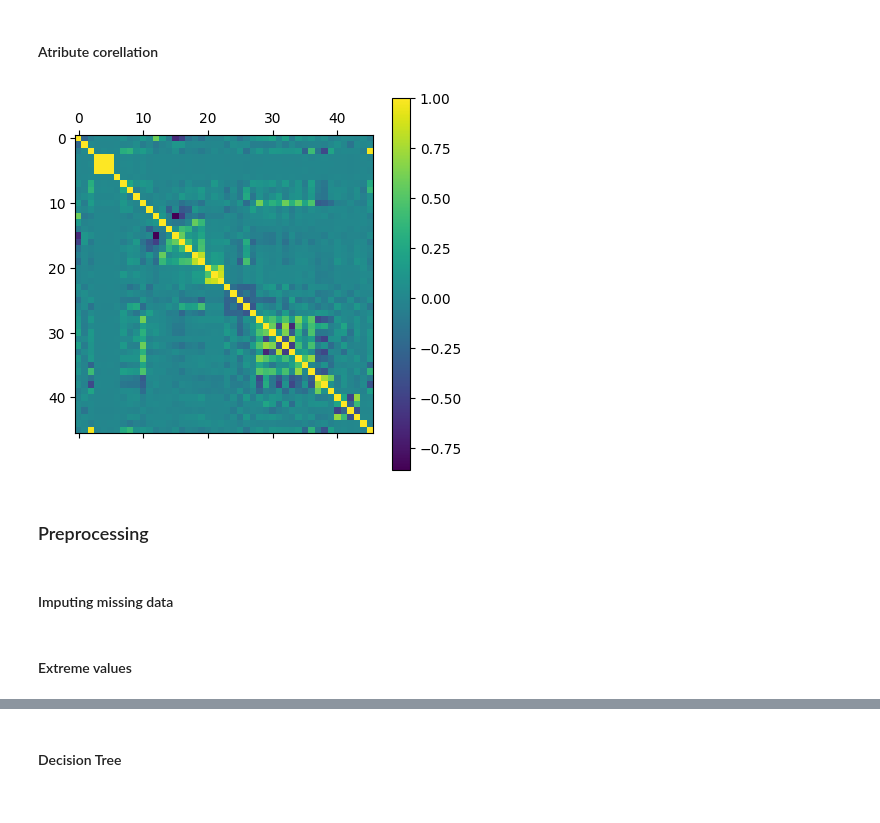
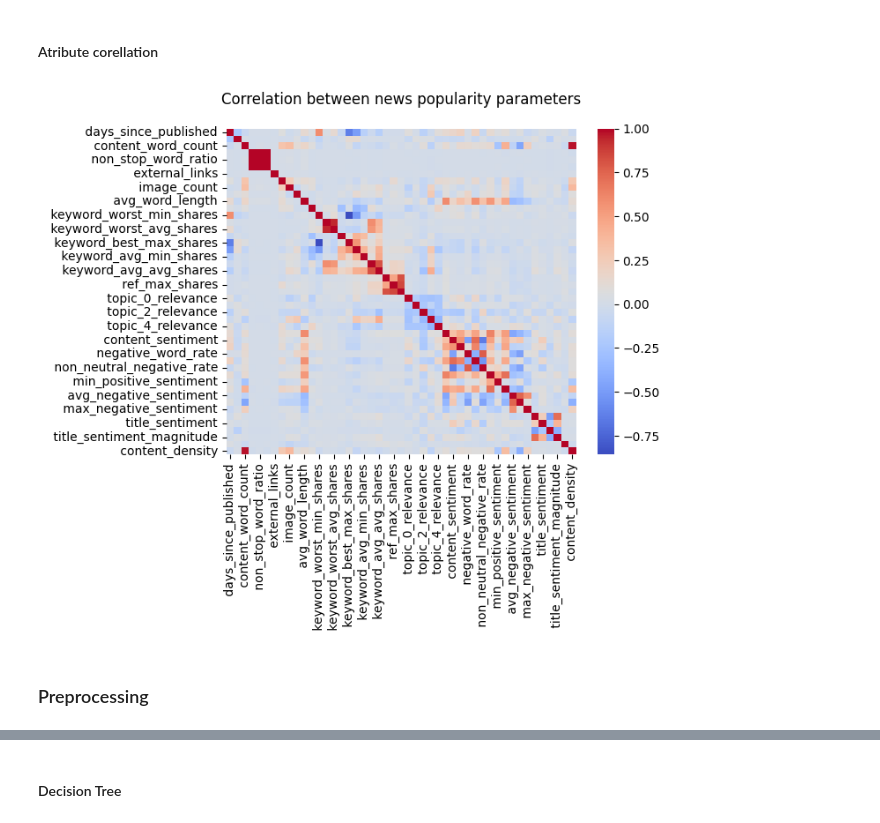
Before and after one commit to alx-sima/ml, a Jupyter notebook: main.ipynb, the cells around one changed output, grey strips where cells are left out. Saved outputs shown, nothing was run; the diff lists cells and outputs as text; code cells hidden in the pictures.

```diff
--- a/main.ipynb
+++ b/main.ipynb
@@ -36,26 +56,6 @@ def split_data(
 # %%
-numeric_columns = [
-    "AQI_Value",
-    "CO_Value",
-    "Ozone_Value",
-    "NO2_Value",
-    "PM25_Value",
-    "VOCs",
-    "SO2",
-]
-categorical_columns = [
-    "Country",
-    "City",
-    "CO_Category",
-    "Ozone_Category",
-    "NO2_Category",
-    "PM25_Category",
-    "Emissions",
-]
-label_columns = "AQI_Category"
-
-num_train_data, cat_train_data, train_labels = split_data(
-    raw_train_data, numeric_columns, categorical_columns, label_columns
+num_data, cat_data, labels = split_data(
+    data, numeric_columns, categorical_columns, label_column
 )
 # %% [markdown]
 ### Exploratory data analysis
@@ -435,7 +454,7 @@ sns.barplot(scores)
 # %% [markdown]
 ## News popularity
 # %%
-raw_train_data = pd.read_csv("datasets/news_popularity_train.csv")
+data = pd.read_csv("datasets/news_popularity_full.csv")
 # %%
 numeric_columns = [
     " days_since_published",
@@ -451,7 +470,7 @@ numeric_columns = [
     " avg_word_length",
     " keyword_count",
     " keyword_worst_min_shares",
-    " keywords_worst_max_shares",
+    " keyword_worst_max_shares",
     " keyword_worst_avg_shares",
     " keyword_best_min_shares",
     " keyword_best_max_shares",
@@ -504,11 +523,11 @@ categorical_columns = [
     " is_weekend",
     " publication_period",
 ]
-label_columns = "popularity_category"
-
-num_train_data, cat_train_data, train_labels = split_data(
-    raw_train_data, numeric_columns, categorical_columns, label_columns
-)
+label_column = "popularity_category"
+# %%
+num_data, cat_data, labels = split_data(
+    data, numeric_columns, categorical_columns, label_column
+)
 # %% [markdown]
 ### Exploratory data analysis
 # %%
@@ -537,13 +554,10 @@ max       221200.000000     58857.969230
 # %% [markdown]
 #### Atribute corellation
 # %%
-correlation = num_train_data.corr()
-plt.matshow(correlation)
-plt.colorbar()
-plt.show()
+correlated_num_features = get_highly_correlated_features(
+    "Correlation between news popularity parameters", num_data, annot=False
+)
 # %% [output]
-[figure, old version]
+[figure, new version]
 # %% [markdown]
 ### Preprocessing
-# %% [markdown]
-#### Imputing missing data
@@ -570,2 +563,0 @@ cat_train_data = impute_missing_categorical_data(cat_train_data)
-# %% [markdown]
-#### Extreme values
```
Also changed, not shown: parts of 79 cells of this notebook, 9 other files.
